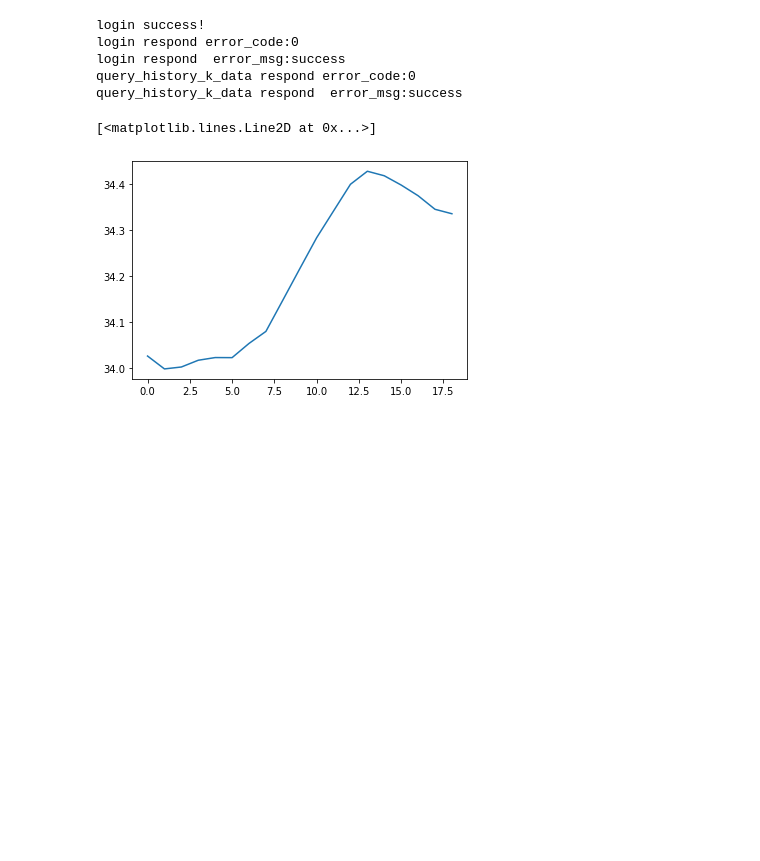
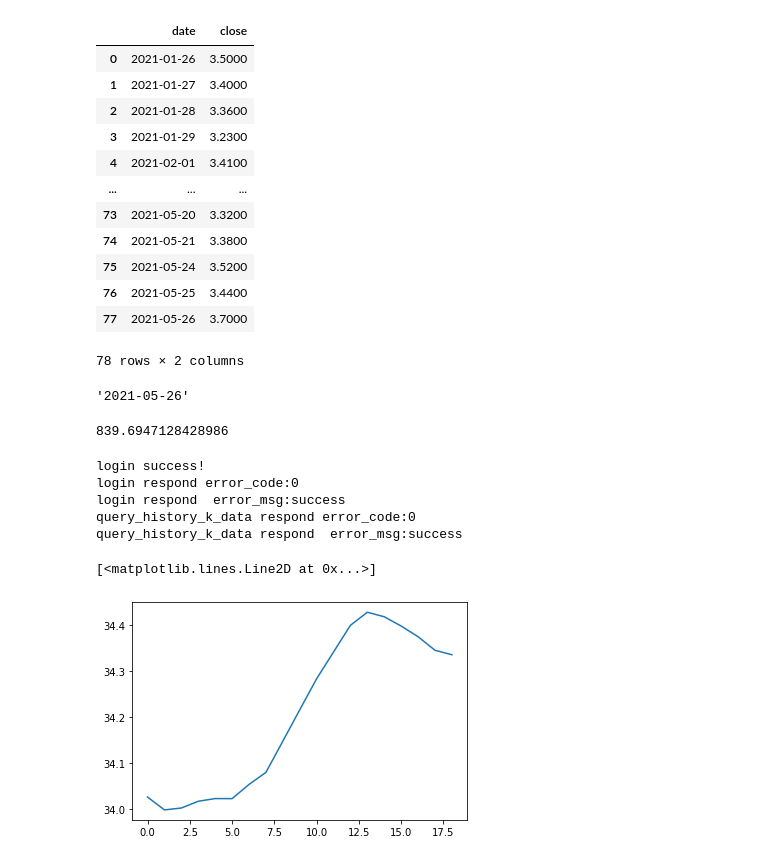
Before and after one commit to shayxu-ai/automatic-stock-exchange, a Jupyter notebook: observe_data.ipynb, the cells around one changed output. Saved outputs shown, nothing was run; the diff lists cells and outputs as text; code cells hidden in the pictures; blank space fills up the shorter version.

```diff
--- a/observe_data.ipynb
+++ b/observe_data.ipynb
@@ -9,0 +149,14 @@ import matplotlib. pyplot as plt
+# %%
+stock_df = pd.read_csv("60日均线策略.csv")
+start_date = "2021-05-01"
+end_date = datetime.datetime.now().strftime('%Y-%m-%d')
+
+mean_close = []
+for row in tqdm(stock_df.itertuples()):
+    code = row[1]
+    k_rs = bs.query_history_k_data_plus(code, "close", start_date, end_date)
+    data_df = k_rs.get_data()
+    mean_tmp = data_df['close'].rolling(5).mean().dropna()
+    tmp = row[1:]
+    tmp.extend(list(mean_tmp))
+    mean_close.append(tmp)
@@ -10,3 +222,27 @@ import matplotlib. pyplot as plt
+# %%
+data_df
+# %% [output]
+|  | date | close |
+| 0 | 2021-01-26 | 3.5000 |
+| 1 | 2021-01-27 | 3.4000 |
+| 2 | 2021-01-28 | 3.3600 |
+| 3 | 2021-01-29 | 3.2300 |
+| 4 | 2021-02-01 | 3.4100 |
+| ... | ... | ... |
+| 73 | 2021-05-20 | 3.3200 |
+| 74 | 2021-05-21 | 3.3800 |
+| 75 | 2021-05-24 | 3.5200 |
+| 76 | 2021-05-25 | 3.4400 |
+| 77 | 2021-05-26 | 3.7000 |
+78 rows × 2 columns
+# %%
+end_date
+# %% [output]
+'2021-05-26'
+# %%
+var_tmp
+# %% [output]
+839.6947128428986
 # %%
 stock_code = "300721.SZ"
 # %%
```
Also changed, not shown: parts of 12 cells of this notebook, 2 other files.
